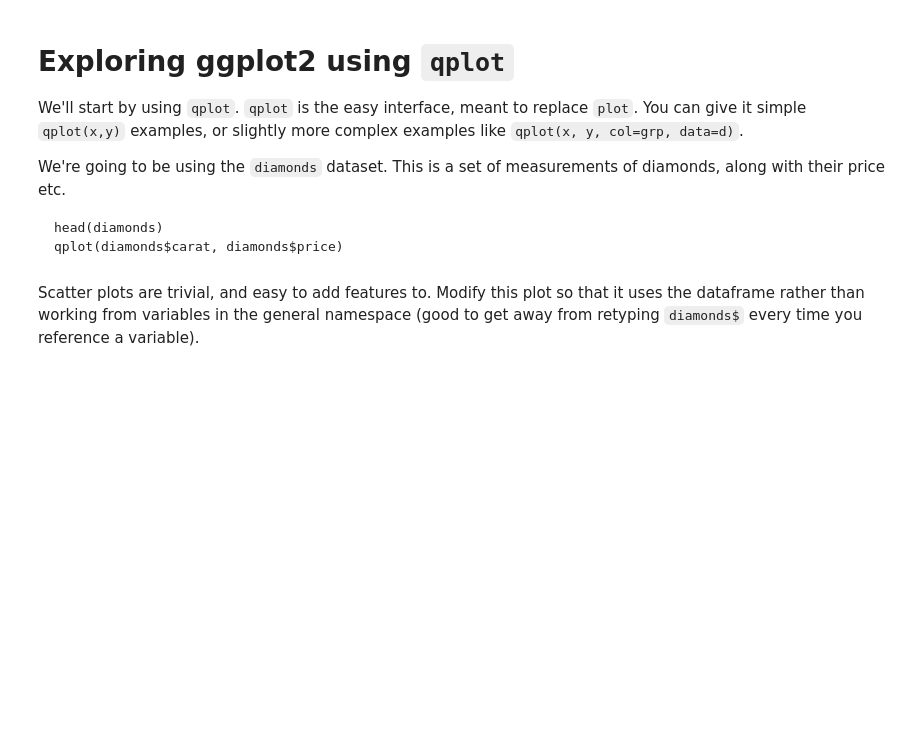
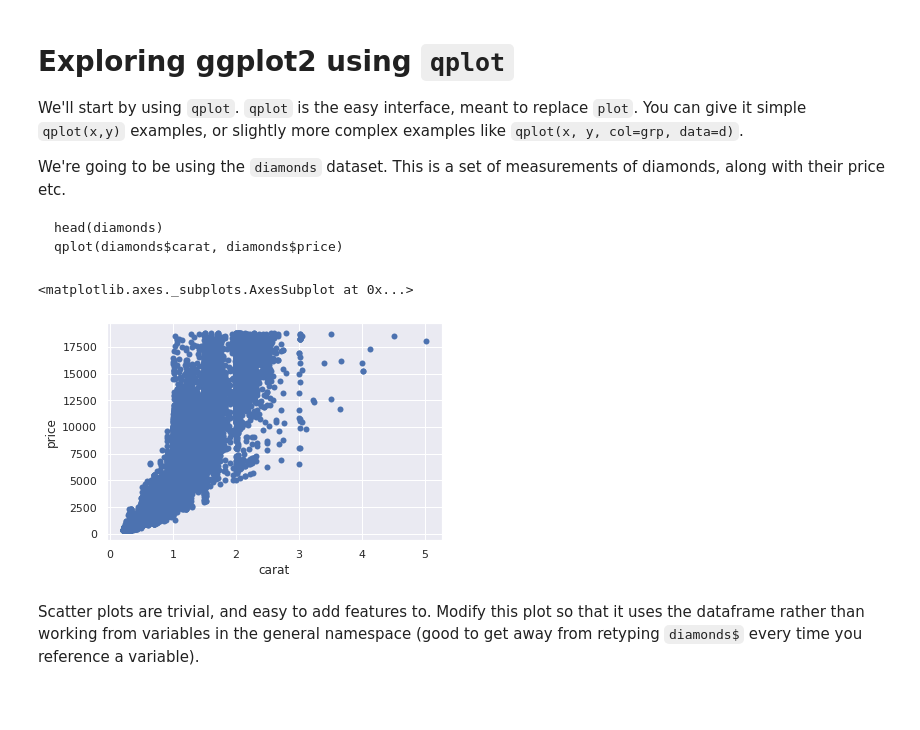
Before and after one commit to valkjsaaa/PSYCH-251-PS2, a Jupyter notebook: ggplot2_exercise.ipynb, the cells around one changed output. Cells and saved outputs as stored; diff of their text form; code cells hidden in the pictures; blank space fills up the shorter version.

````diff
--- a/ggplot2_exercise.ipynb
+++ b/ggplot2_exercise.ipynb
@@ -11,7 +11,13 @@ library(tidyverse)
 # %%
 import matplotlib.pyplot as plt
 import seaborn as sns
+import plotnine as gg
+
+import pandas
 from pandas import DataFrame
+sns.set()
+
+diamonds = sns.load_dataset("diamonds")
 # %% [markdown]
 # Exploring ggplot2 using `qplot`
 
@@ -24,6 +30,11 @@ We're going to be using the `diamonds` dataset. This is a set of measurements of
 head(diamonds)
 qplot(diamonds$carat, diamonds$price)
 ```
+# %%
+sns.scatterplot(x='carat', y='price', data=diamonds, linewidth=0)
+# %% [output]
+<matplotlib.axes._subplots.AxesSubplot at 0x...>
+[figure, added]
 # %% [markdown]
 Scatter plots are trivial, and easy to add features to. Modify this plot so that it uses the dataframe rather than working from variables in the general namespace (good to get away from retyping `diamonds$` every time you reference a variable).
 
````
Also changed, not shown: parts of 18 cells of this notebook.
